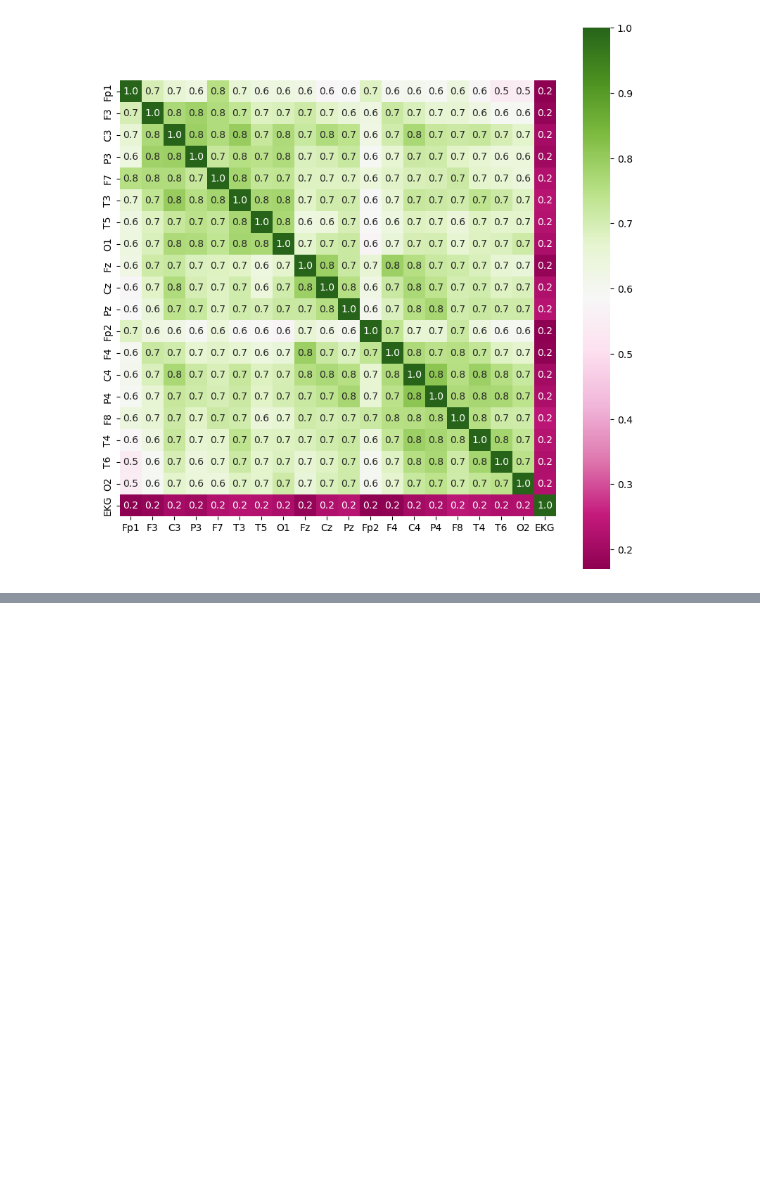
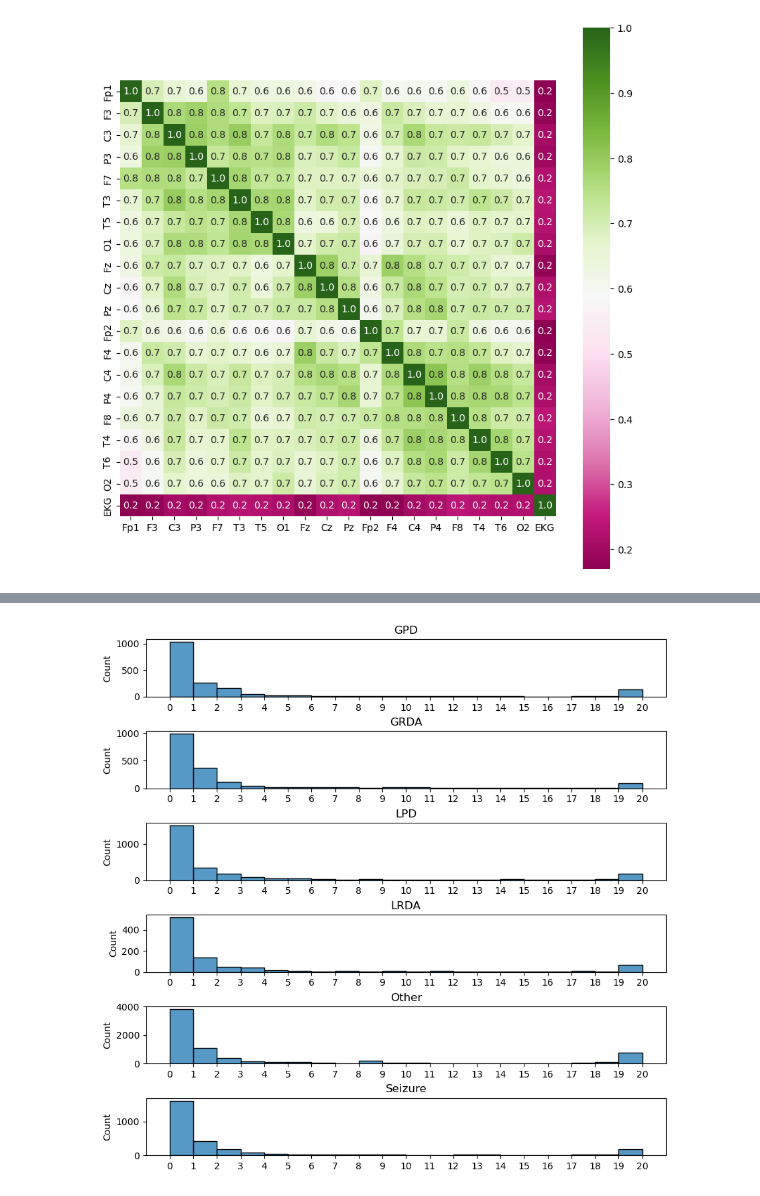
Before and after one commit to gb-solis/harmful-brain-activity, a Jupyter notebook: out_liers.ipynb, the cells around one changed output, grey strips where cells are left out. Cells and saved outputs as stored; diff of their text form; code cells hidden in the pictures; blank space fills up the shorter version.

```diff
--- a/out_liers.ipynb
+++ b/out_liers.ipynb
@@ -224,14 +222,6 @@ def tell_liers(eegs):
             limites['lim_inf'].append(lim_inf)
             limites['lim_sup'].append(lim_sup)
 
-        if plot==True:
-
-            sns.boxplot(data=limites['lim_inf'],ax=ax[col,0],showfliers=False)
-            ax[col,0].set_title(f'{EEG_COL_NAMES[col]} lim_infs distribution')
-
-            sns.boxplot(data=limites['lim_sup'],ax=ax[col,1],showfliers=False)
-            ax[col,1].set_title(f'{EEG_COL_NAMES[col]} lim_sups distribution')
-
         # calcular os LIM_INF e LIM_SUP dos pools de lim_infs e lim_sups
 
         pool_infs = np.array(limites['lim_inf'])
@@ -314,0 +321,17 @@ sns.heatmap(corr,cmap="PiYG",square=True,annot=True,fmt='.1f',ax=ax);
+# %%
+def how_many_lies(liers,ax=None):
+
+    # printa um histograma que descreve a distribuição do número de colunas outliers por amostra
+    # este histograma nos conta quantas amostras possuem 1 coluna podre, 2 colunas podres, 3 colunas podres etc
+
+    lengths=[]
+
+    for index, row in liers.iterrows():
+
+        lengths.append(row.sum())
+
+    if ax==None:
+        fig, ax = plt.subplots()
+
+    sns.histplot(lengths,ax=ax,bins=list(range(21)))
+    ax.set_xticks(list(range(21)))
@@ -314,0 +390,20 @@ sns.heatmap(corr,cmap="PiYG",square=True,annot=True,fmt='.1f',ax=ax);
+# %%
+with open('data_dict.pkl', 'rb') as f:
+    data = pickle.load(f)
+# %%
+%%time
+
+fig, ax = plt.subplots(6,1, figsize=(10,10))
+fig.subplots_adjust(left=None, bottom=None, right=None, top=None, wspace=0, hspace=0.6)
+
+for i, (label, dados) in enumerate(data.items()):
+
+    liers=tell_liers(dados[0])
+
+    how_many_lies(liers,ax=ax[i])
+
+    ax[i].set_title(label)
+
+plt.show()
+# %% [output]
+[figure, added]
```
Also changed, not shown: parts of 10 cells of this notebook.
